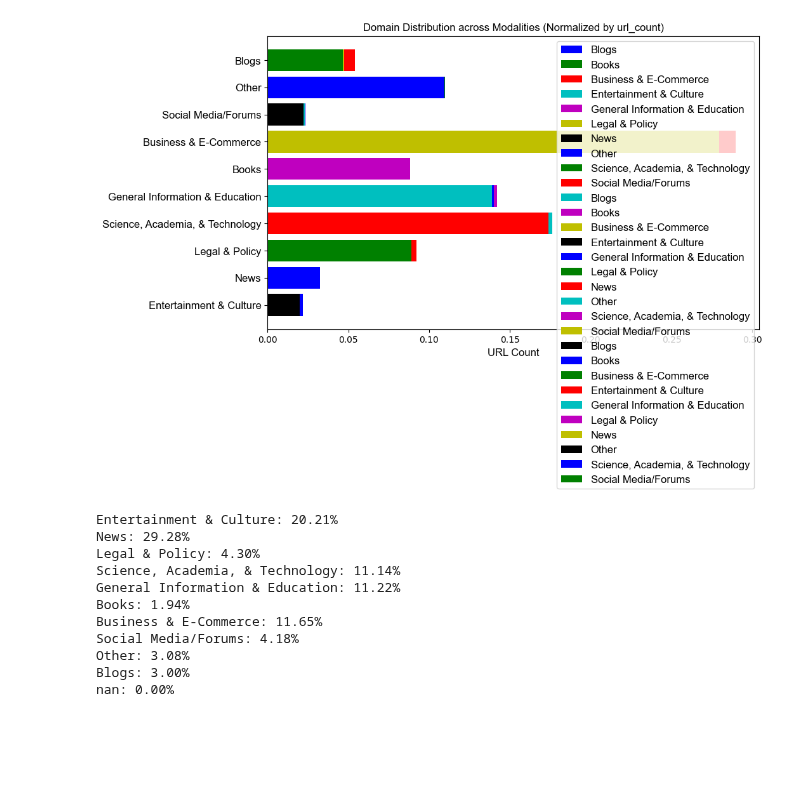
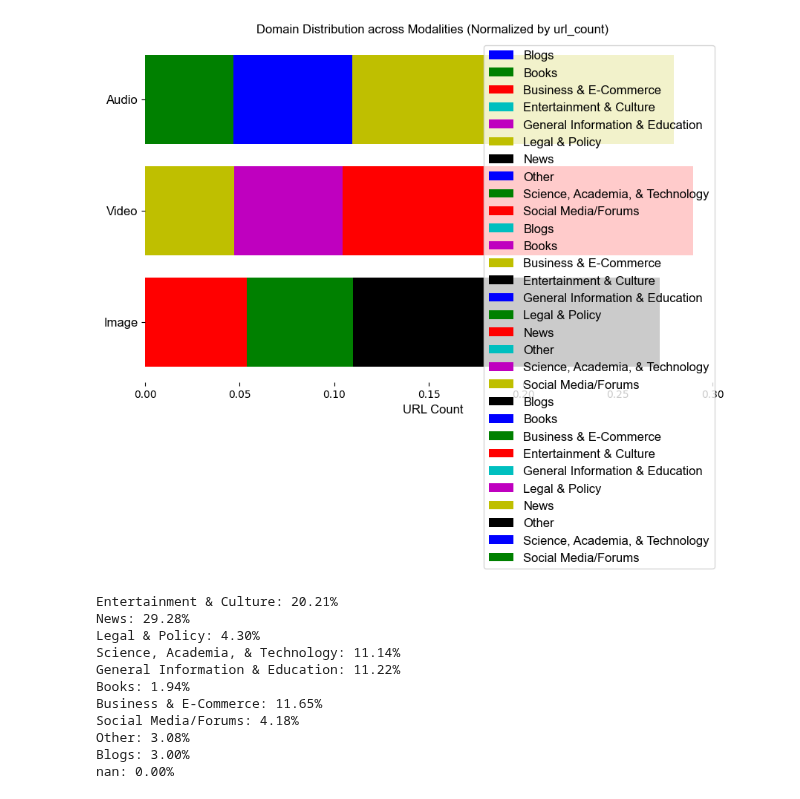
Before and after one commit to Data-Provenance-Initiative/Data-Provenance-Collection, a Jupyter notebook: src/analysis/market_analysis.ipynb, the cells around one changed output. Cells and saved outputs as stored; diff of their text form; code cells hidden in the pictures; blank space fills up the shorter version.

```diff
--- a/src/analysis/market_analysis.ipynb
+++ b/src/analysis/market_analysis.ipynb
@@ -59,0 +38,2 @@ Counter({'': 10,
+# %%
+x = url_token_lookup.top_k_urls("c4", 100000)
@@ -342,11 +343,11 @@ df_uc = df[df["sample"] != "random"]
 # %%
 # Normalize by token count
 # ax = plot_modality_stacked_bar(df, normalize_by='token_count')
 
 # Normalize by URL count
-ax = plot_modality_stacked_bar(df_uc, normalize_by='url_count', modality_row=True)
+ax = plot_modality_stacked_bar(df_uc, normalize_by='url_count')
 # %% [output]
-[figure, old version]
+[figure, new version]
 # %%
 import pandas as pd
 
```
Also changed, not shown: parts of 8 cells of this notebook, 1 other file.
